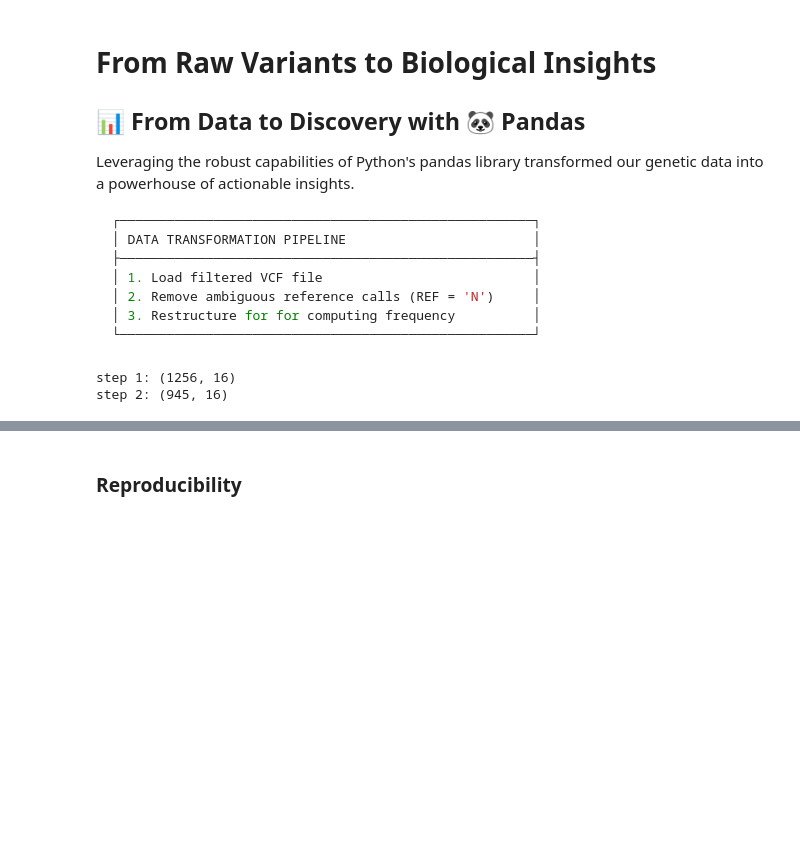
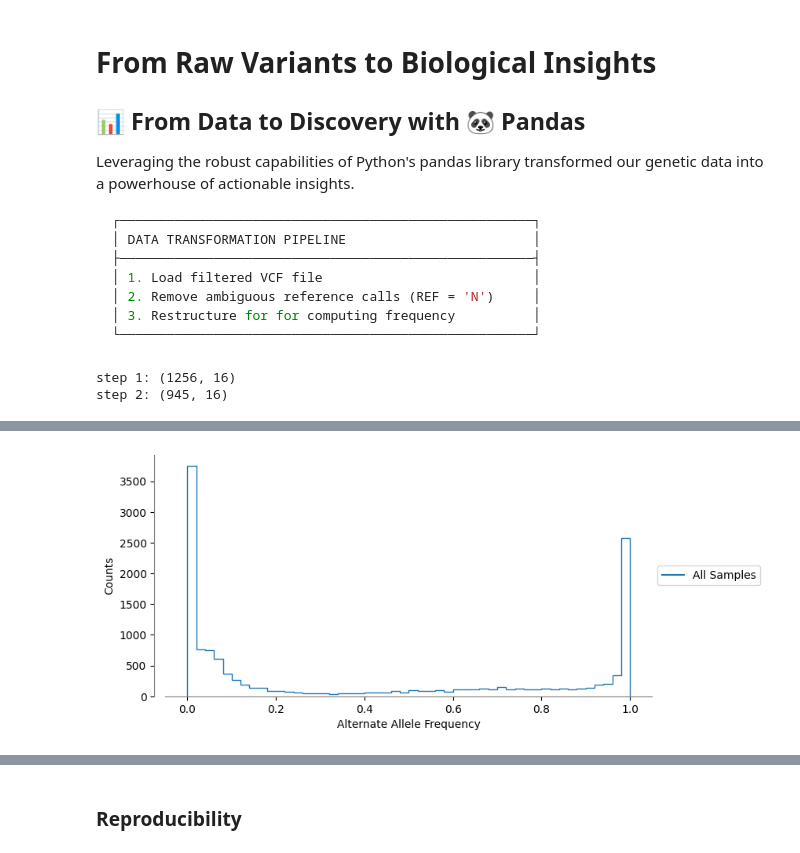
Before and after one commit to mtinti/cryptosporidium_host_adaptation, a Jupyter notebook: nbs/index.ipynb, the cells around one changed output, grey strips where cells are left out. Cells and saved outputs as stored; diff of their text form; code cells hidden in the pictures; blank space fills up the shorter version.

```diff
--- a/nbs/index.ipynb
+++ b/nbs/index.ipynb
@@ -154,0 +206,13 @@ df_vcf.head()
+# %%
+fig,ax=plt.subplots(figsize=(8,4))
+data=pd.read_csv('../data/allele_frequencies.tsv',sep='\t')
+tmp = pd.Series(data.iloc[:,4:].values.flatten())
+tmp.name='All Samples'
+tmp.plot(kind='hist',histtype='step',bins=50,ax=ax)
+ax.set_xlabel('Alternate Allele Frequency')
+ax.set_ylabel('Counts')
+mod_hist_legend(ax)
+clean_axes(ax)
+plt.show()
+# %% [output]
+[figure, added]
```
Also changed, not shown: parts of 19 cells of this notebook, 23 other files.
